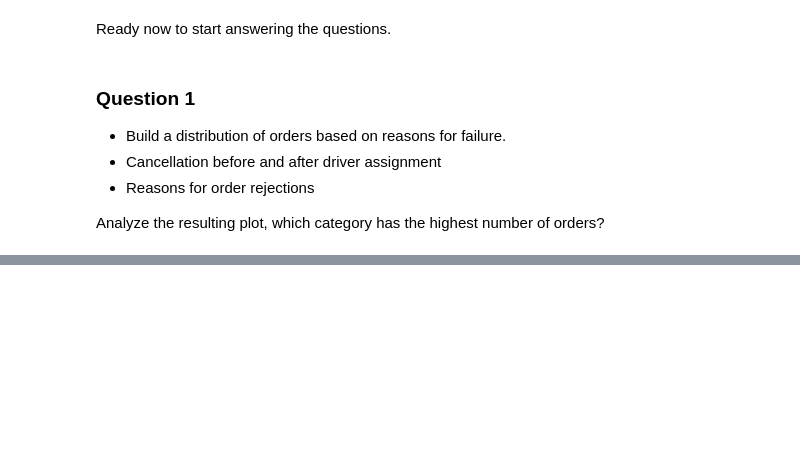
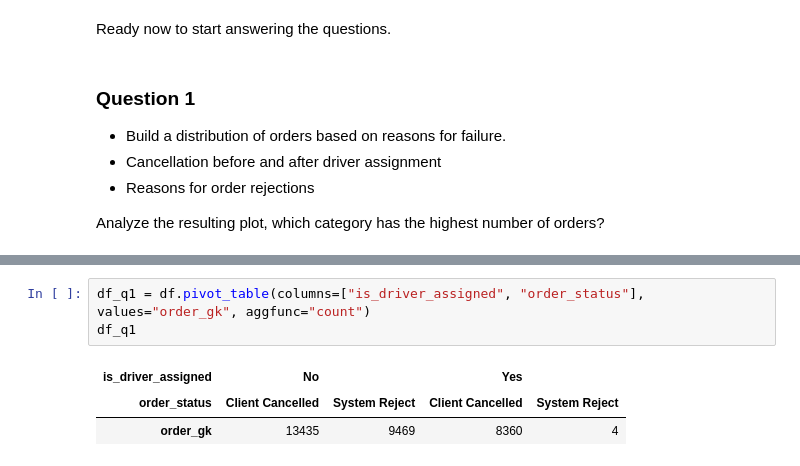
Before and after one commit to ahmed-abuelazm/Gett---Insights-from-failed-orders, a Jupyter notebook: analysis.ipynb, the cells around one changed output, grey strips where cells are left out. Cells and saved outputs as stored; diff of their text form; blank space fills up the shorter version.

```diff
--- a/analysis.ipynb
+++ b/analysis.ipynb
@@ -138,0 +156,7 @@ Analyze the resulting plot, which category has the highest number of orders?
+# %%
+df_q1 = df.pivot_table(columns=["is_driver_assigned", "order_status"], values="order_gk", aggfunc="count")
+df_q1
+# %% [output]
+| is_driver_assigned | No |  | Yes |  |
+| order_status | Client Cancelled | System Reject | Client Cancelled | System Reject |
+| order_gk | 13435 | 9469 | 8360 | 4 |
```
Also changed, not shown: parts of 5 cells of this notebook.
